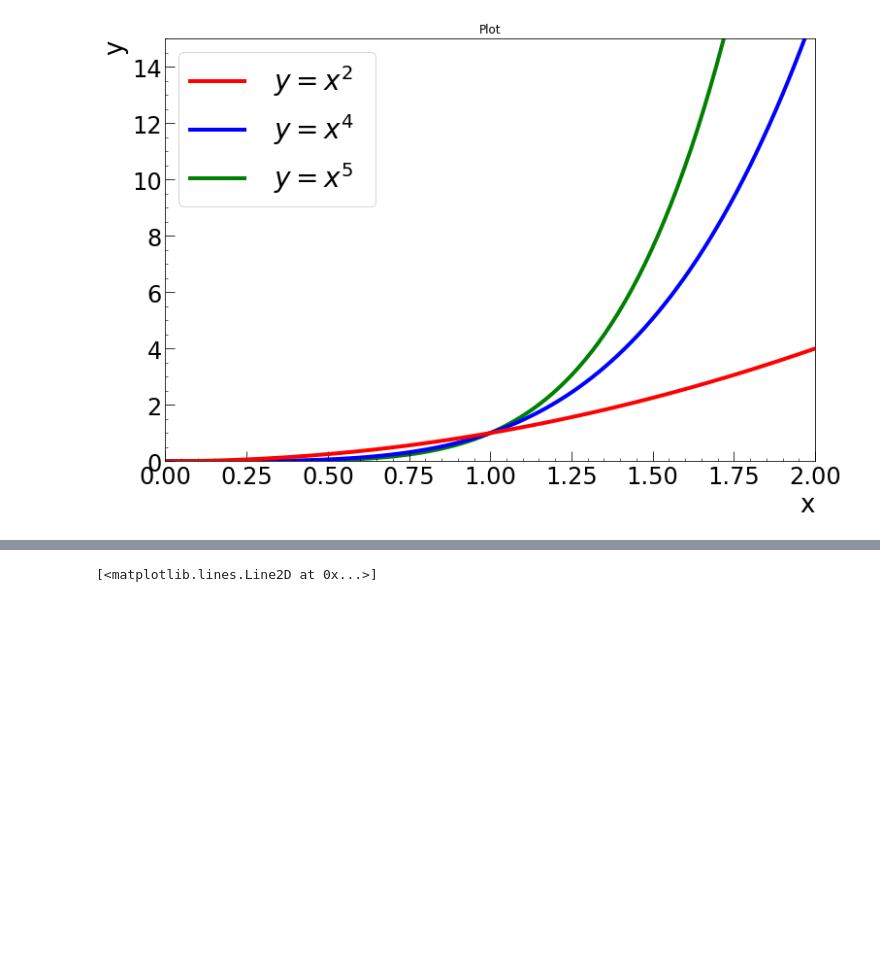
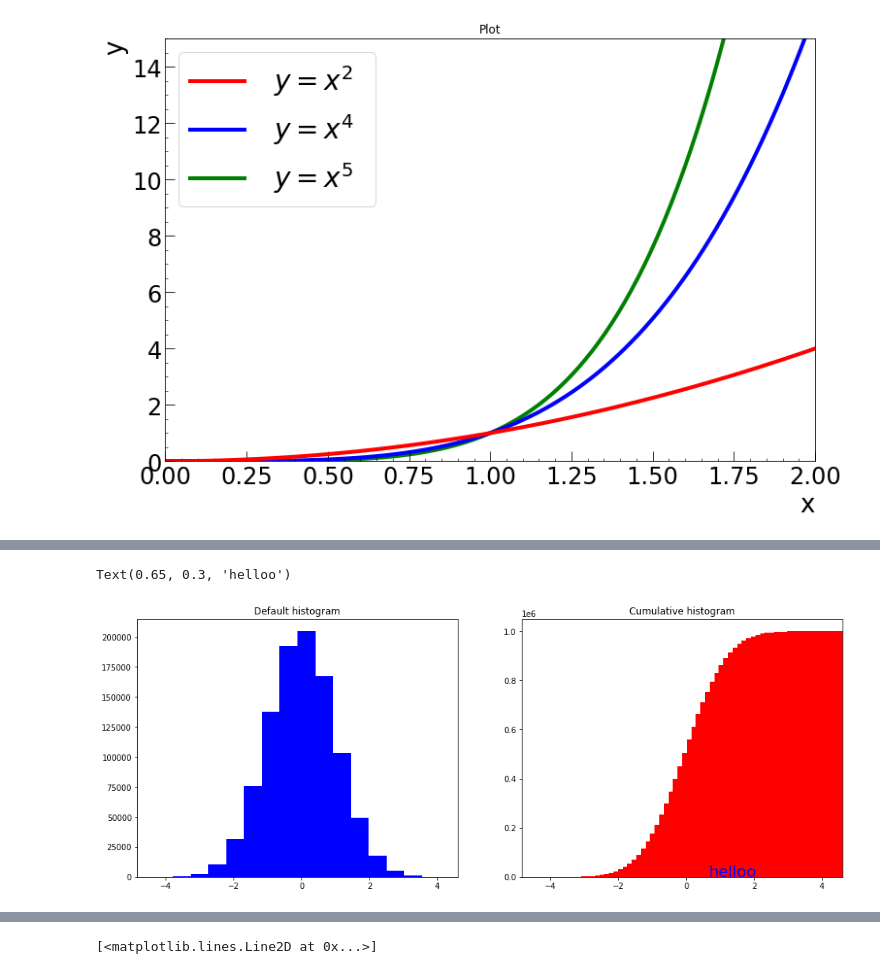
Before and after one commit to vanessacerrone/python_exercices, a Jupyter notebook: matplotlib.ipynb, the cells around one changed output, grey strips where cells are left out. Drawn from its saved outputs; the diff is of its cells as text; code cells hidden in the pictures; blank space fills up the shorter version.

```diff
--- a/matplotlib.ipynb
+++ b/matplotlib.ipynb
@@ -82,0 +130,16 @@ plt.show()
+# %%
+# histograms
+n = np.random.randn(1000000)
+fig, axes = plt.subplots(1, 2, figsize=(16,6))
+
+axes[0].hist(n, bins = 18, color = 'blue')
+axes[0].set_title("Default histogram")
+axes[0].set_xlim((min(n), max(n)))
+
+axes[1].hist(n, cumulative=True, bins=70, color = 'red')
+axes[1].set_title("Cumulative histogram")
+axes[1].set_xlim((min(n), max(n)));
+axes[1].text(0.65, 0.3, r"helloo", fontsize=20, color="blue")
+# %% [output]
+Text(0.65, 0.3, 'helloo')
+[figure, added]
```
Also changed, not shown: parts of 4 cells of this notebook.
